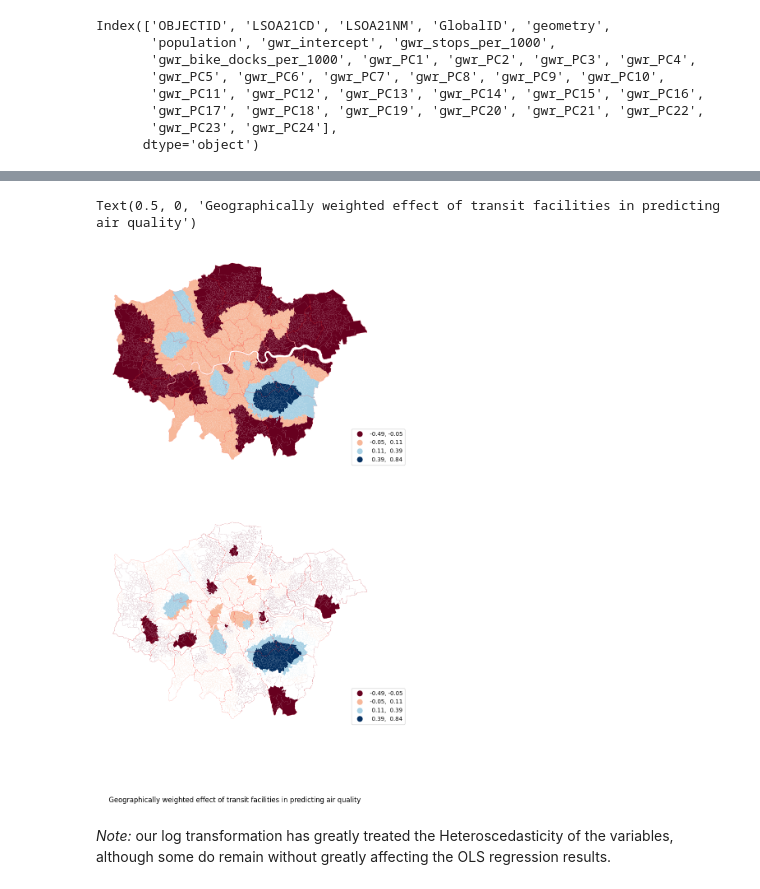
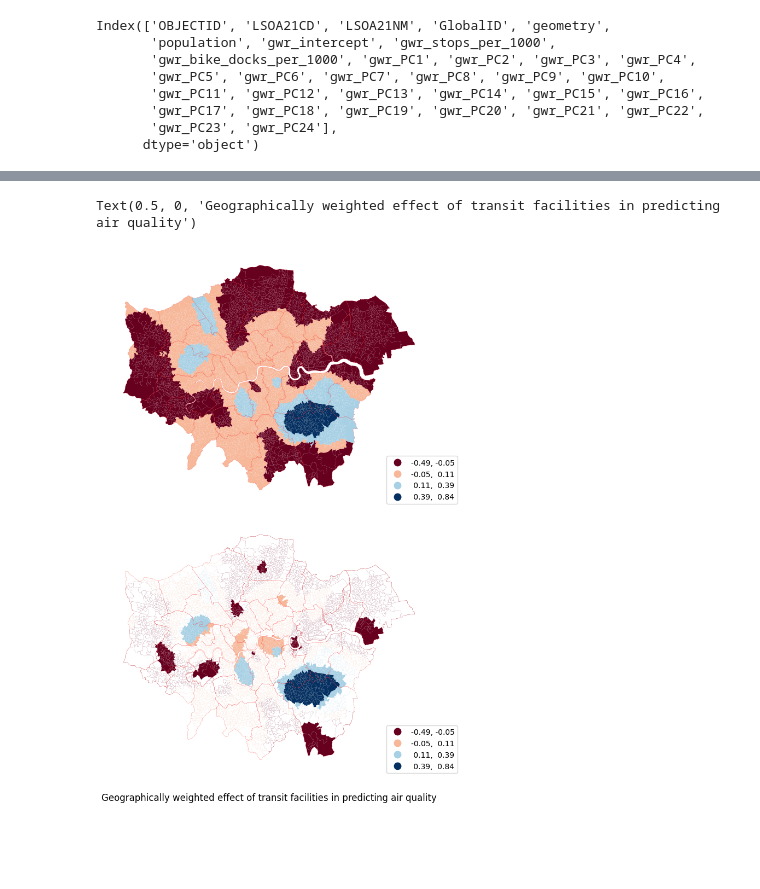
Before and after one commit to shaunhoang/cusp, a Jupyter notebook: calculation.ipynb, the cells around one changed output, grey strips where cells are left out. Drawn from its saved outputs; the diff is of its cells as text; code cells hidden in the pictures; blank space fills up the shorter version.

```diff
--- a/calculation.ipynb
+++ b/calculation.ipynb
@@ -855,7 +856,7 @@ Text(0.5, 0, 'Geographically weighted effect of transit facilities in predicting
 import matplotlib.colors as mcolors
 
 # All crime
-fig, axes = plt.subplots(2, 1, figsize=(10, 15))
+fig, axes = plt.subplots(2, 1, figsize=(10, 10))
 
 lsoa.plot(
     column=f"gwr_bike_docks_per_1000",
@@ -863,33 +864,32 @@ lsoa.plot(
     linewidth=0.001,
     scheme="naturalbreaks",
     k=4,
     legend=True,
     legend_kwds={"bbox_to_anchor": (1.10, 0.2)}, ax=axes[0] )
 
 lsoa.plot(
     column=f"gwr_bike_docks_per_1000",
     cmap="RdBu",
     linewidth=0.001,
     scheme="naturalbreaks",
     k=4,
     legend=True,
     legend_kwds={"bbox_to_anchor": (1.10, 0.2)}, ax=axes[1] )
 
 lsoa[gwr_filtered_t[:, 2] == 0].plot(
         color="white", linewidth=0.001, edgecolor="white", ax=axes[1]
     )  # 1st variables in variable array
 
 boros.plot(edgecolor="red", facecolor="None", linewidth=0.1, ax=axes[0])
 boros.plot(edgecolor="red", facecolor="None", linewidth=0.1, ax=axes[1])
 
 # remove axis
 axes[0].set_axis_off()
 axes[1].set_axis_off()
+plt.tight_layout()
 fig.suptitle(
     "Geographically weighted effect of transit facilities in predicting air quality", x=0.5, y=0
 )
 # %% [output]
 Text(0.5, 0, 'Geographically weighted effect of transit facilities in predicting air quality')
-[figure, old version]
+[figure, new version]
-# %% [markdown]
-*Note:* our log transformation has greatly treated the Heteroscedasticity of the variables, although some do remain without greatly affecting the OLS regression results.
```
Also changed, not shown: parts of 2 cells of this notebook.
